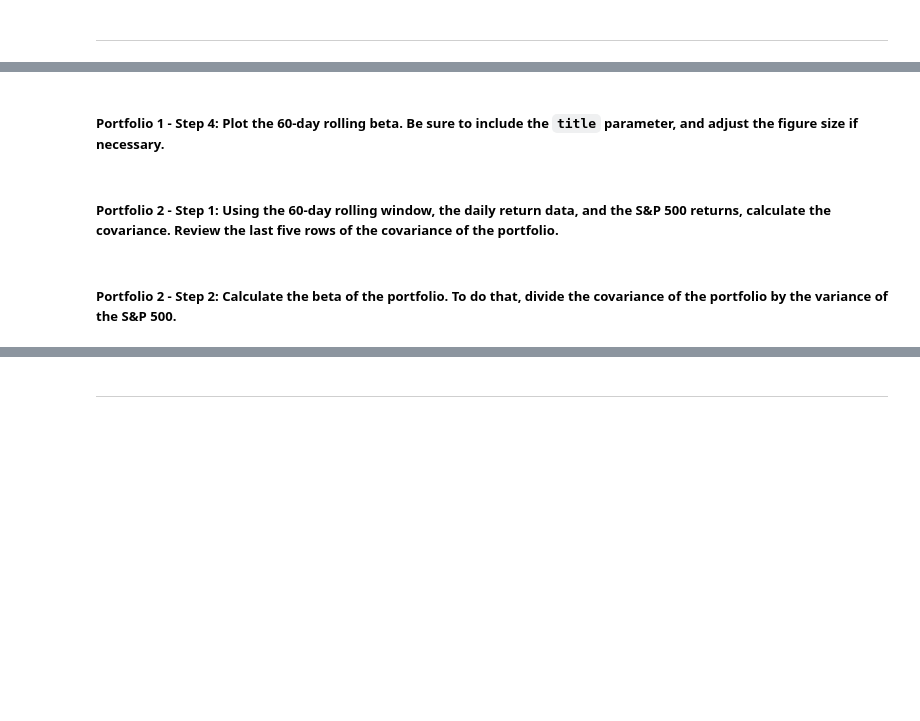
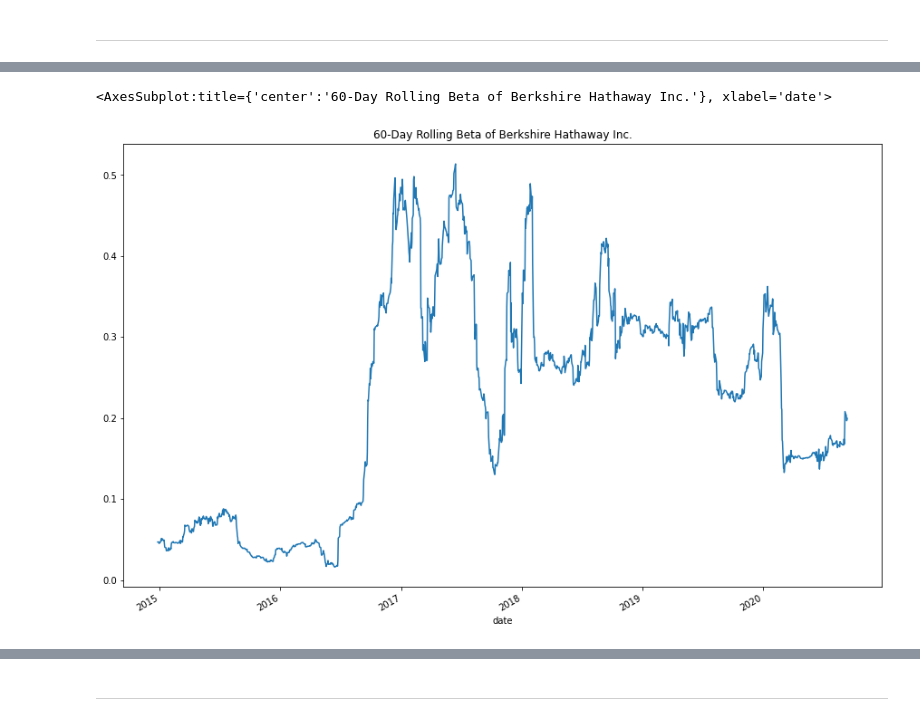
Before and after one commit to MajidKouki/c4-risk-return-analysis, a Jupyter notebook: risk_return_analysis.ipynb, the cells around one changed output, grey strips where cells are left out. Saved outputs shown, nothing was run; the diff lists cells and outputs as text; code cells hidden in the pictures; blank space fills up the shorter version.

Commit message:
Updated the portfolio diversification section.

```diff
--- a/risk_return_analysis.ipynb
+++ b/risk_return_analysis.ipynb
@@ -233,3 +229,6 @@ Your analysis is nearing completion. Now, you need to evaluate how the portfolio
 # %%
-# Calculate the variance of the S&P 500 using a rolling 60-day window.
-# YOUR CODE HERE
+# Calculate the variance of the S&P 500 using a rolling 60-day window
+whale_navs_60_rolling_variance_spy = whale_navs_daily_returns["S&P 500"].rolling(60).var()
+
+# Use .tail() to verify data
+whale_navs_60_rolling_variance_spy.tail()
@@ -253,0 +245,6 @@ Your analysis is nearing completion. Now, you need to evaluate how the portfolio
+# %%
+# Calculate the covariance of Berkshire Hathaway Inc. using a 60-day rolling window
+whale_navs_berkshire_hathaway_covariance = whale_navs_daily_returns["BERKSHIRE HATHAWAY INC"].rolling(60).cov(whale_navs_daily_returns["S&P 500"])
+
+# Use .tail() to verify data
+whale_navs_berkshire_hathaway_covariance.tail()
@@ -254,4 +259,6 @@ Your analysis is nearing completion. Now, you need to evaluate how the portfolio
 # %%
-# Calculate the beta based on the 60-day rolling covariance compared to the market (S&P 500)
-# Review the last five rows of the beta information
-# YOUR CODE HERE
+# Calculate the beta using the 60-day rolling covariance compared to the S&P 500
+whale_navs_berkshire_hathaway_beta = whale_navs_berkshire_hathaway_covariance / whale_navs_60_rolling_variance_spy
+
+# Use .tail() to verify data
+whale_navs_berkshire_hathaway_beta.tail()
@@ -263,2 +278,0 @@ Your analysis is nearing completion. Now, you need to evaluate how the portfolio
-# %% [markdown]
-##### Portfolio 1 - Step 4: Plot the 60-day rolling beta. Be sure to include the `title` parameter, and adjust the figure size if necessary.
@@ -269,2 +278,0 @@ Your analysis is nearing completion. Now, you need to evaluate how the portfolio
-# %% [markdown]
-##### Portfolio 2 - Step 1: Using the 60-day rolling window, the daily return data, and the S&P 500 returns, calculate the covariance. Review the last five rows of the covariance of the portfolio.
@@ -275,2 +279,6 @@ Your analysis is nearing completion. Now, you need to evaluate how the portfolio
-# %% [markdown]
-##### Portfolio 2 - Step 2: Calculate the beta of the portfolio. To do that, divide the covariance of the portfolio by the variance of the S&P 500.
+# %%
+# Plot the rolling beta
+whale_navs_berkshire_hathaway_beta.plot(title="60-Day Rolling Beta of Berkshire Hathaway Inc.", figsize=(15, 10))
+# %% [output]
+<AxesSubplot:title={'center':'60-Day Rolling Beta of Berkshire Hathaway Inc.'}, xlabel='date'>
+[figure, added]
```
Also changed, not shown: parts of 26 cells of this notebook.
